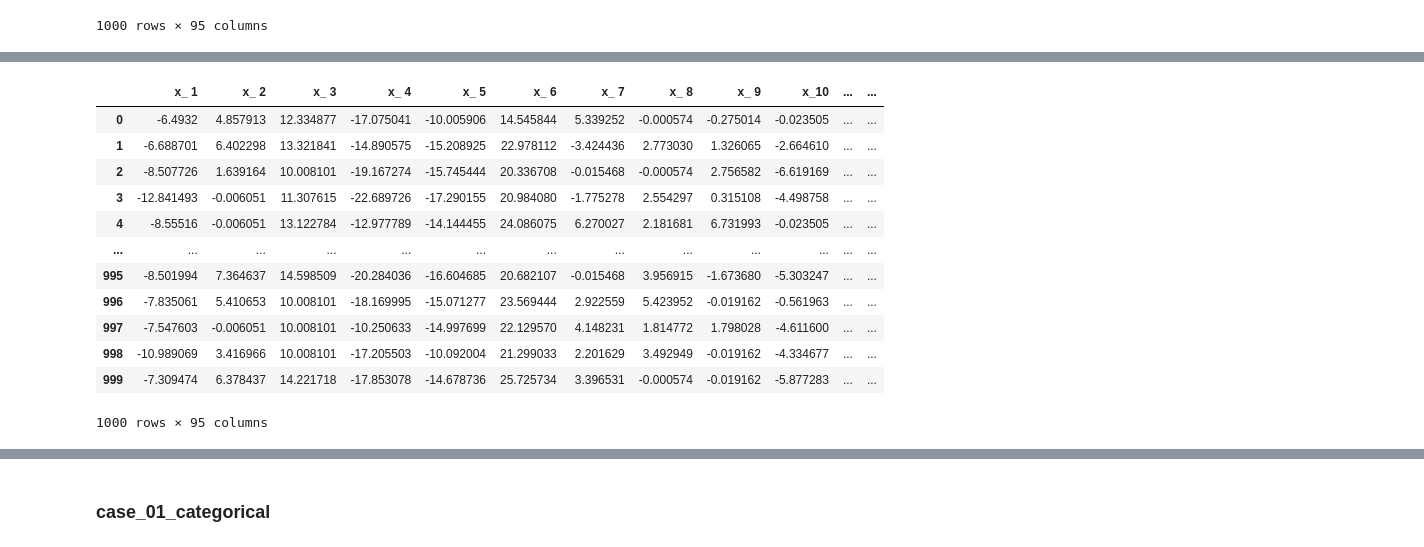
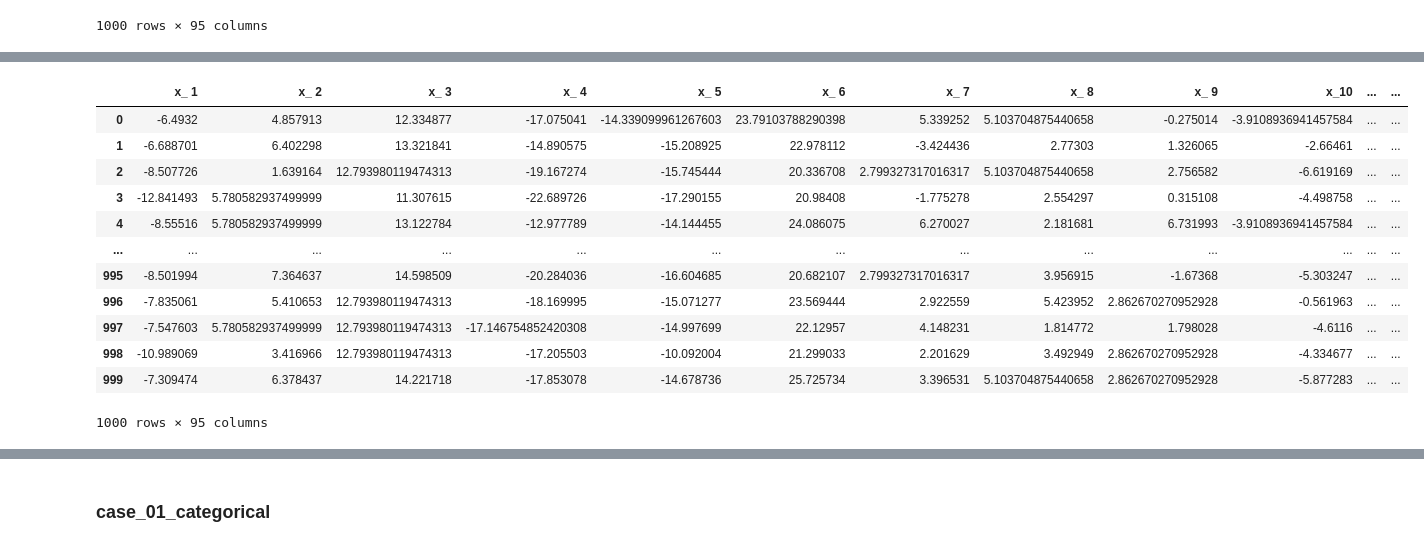
Before and after one commit to HyunhoSh/Computational_data_analysis, a Jupyter notebook: code/case_01_preprocessing.ipynb, the cells around one changed output, grey strips where cells are left out. Cells and saved outputs as stored; diff of their text form; code cells hidden in the pictures.

Commit message:
modified model and the way to preprocess the dataset

```diff
--- a/code/case_01_preprocessing.ipynb
+++ b/code/case_01_preprocessing.ipynb
@@ -347,3 +345,7 @@ mode_list_case_01 = case_01_numerical_cp.mode().iloc[0]
+# %%
+# mode_list_case_01 = case_01_numerical_cp.mode().iloc[0]
+case_01_numerical_cp = case_01_numerical_cp.astype('float')
+avg_list_case_01 = case_01_numerical_cp.mean(skipna=True)
 # %%
 case_01_numerical_cp = case_01_numerical_cp.astype('str')
 case_01_numerical_cp
@@ -362,9 +364,8 @@ case_01_numerical_cp
 | 99 | 23.744781 | -9.976953 | 3.272662 | 12.361856 | -20.087239 | -17.790472 | nan | 2.712534 | 3.174076 | 0.636277 | ... | ... |
 100 rows × 96 columns
 # %%
-# DATASET_RAW['FACTORY_NUM'] = DATASET_RAW['FACTORY_NUM'].str.replace('공장', '라인')
 for i in range(case_01_numerical_cp.shape[1]):
-    case_01_numerical_cp[case_01_numerical_cp.columns[i]] = case_01_numerical_cp[case_01_numerical_cp.columns[i]].str.replace('nan',mode_list_case_01[i])
+    case_01_numerical_cp[case_01_numerical_cp.columns[i]] = case_01_numerical_cp[case_01_numerical_cp.columns[i]].str.replace('nan',str(avg_list_case_01[i]))
 
 case_01_numerical_cp
 # %% [output]
@@ -425,3 +409,7 @@ Name: 0, Length: 95, dtype: object
+# %%
+# mode_list_case_01_new = case_01_new_numerical_cp.mode().iloc[0]
+case_01_new_numerical_cp = case_01_new_numerical_cp.astype('float')
+avg_list_new_case_01_numerical = case_01_new_numerical_cp.mean(skipna=True)
 # %%
 case_01_new_numerical_cp = case_01_new_numerical_cp.astype('str')
 case_01_new_numerical_cp
@@ -441,22 +429,22 @@ case_01_new_numerical_cp
 1000 rows × 95 columns
 # %%
 for i in range(0,case_01_new_numerical_cp.shape[1]):
-    case_01_new_numerical_cp[case_01_new_numerical_cp.columns[i]] = case_01_new_numerical_cp[case_01_new_numerical_cp.columns[i]].str.replace('nan',mode_list_case_01_new[i])
+    case_01_new_numerical_cp[case_01_new_numerical_cp.columns[i]] = case_01_new_numerical_cp[case_01_new_numerical_cp.columns[i]].str.replace('nan',str(avg_list_new_case_01_numerical[i]))
 
 case_01_new_numerical_cp
 # %% [output]
 |  | x_ 1 | x_ 2 | x_ 3 | x_ 4 | x_ 5 | x_ 6 | x_ 7 | x_ 8 | x_ 9 | x_10 | ... | ... |
-| 0 | -6.4932 | 4.857913 | 12.334877 | -17.075041 | -10.005906 | 14.545844 | 5.339252 | -0.000574 | -0.275014 | -0.023505 | ... | ... |
-| 1 | -6.688701 | 6.402298 | 13.321841 | -14.890575 | -15.208925 | 22.978112 | -3.424436 | 2.773030 | 1.326065 | -2.664610 | ... | ... |
-| 2 | -8.507726 | 1.639164 | 10.008101 | -19.167274 | -15.745444 | 20.336708 | -0.015468 | -0.000574 | 2.756582 | -6.619169 | ... | ... |
-| 3 | -12.841493 | -0.006051 | 11.307615 | -22.689726 | -17.290155 | 20.984080 | -1.775278 | 2.554297 | 0.315108 | -4.498758 | ... | ... |
-| 4 | -8.55516 | -0.006051 | 13.122784 | -12.977789 | -14.144455 | 24.086075 | 6.270027 | 2.181681 | 6.731993 | -0.023505 | ... | ... |
+| 0 | -6.4932 | 4.857913 | 12.334877 | -17.075041 | -14.339099961267603 | 23.79103788290398 | 5.339252 | 5.103704875440658 | -0.275014 | -3.9108936941457584 | ... | ... |
+| 1 | -6.688701 | 6.402298 | 13.321841 | -14.890575 | -15.208925 | 22.978112 | -3.424436 | 2.77303 | 1.326065 | -2.66461 | ... | ... |
+| 2 | -8.507726 | 1.639164 | 12.793980119474313 | -19.167274 | -15.745444 | 20.336708 | 2.799327317016317 | 5.103704875440658 | 2.756582 | -6.619169 | ... | ... |
+| 3 | -12.841493 | 5.780582937499999 | 11.307615 | -22.689726 | -17.290155 | 20.98408 | -1.775278 | 2.554297 | 0.315108 | -4.498758 | ... | ... |
+| 4 | -8.55516 | 5.780582937499999 | 13.122784 | -12.977789 | -14.144455 | 24.086075 | 6.270027 | 2.181681 | 6.731993 | -3.9108936941457584 | ... | ... |
 | ... | ... | ... | ... | ... | ... | ... | ... | ... | ... | ... | ... | ... |
-| 995 | -8.501994 | 7.364637 | 14.598509 | -20.284036 | -16.604685 | 20.682107 | -0.015468 | 3.956915 | -1.673680 | -5.303247 | ... | ... |
-| 996 | -7.835061 | 5.410653 | 10.008101 | -18.169995 | -15.071277 | 23.569444 | 2.922559 | 5.423952 | -0.019162 | -0.561963 | ... | ... |
-| 997 | -7.547603 | -0.006051 | 10.008101 | -10.250633 | -14.997699 | 22.129570 | 4.148231 | 1.814772 | 1.798028 | -4.611600 | ... | ... |
-| 998 | -10.989069 | 3.416966 | 10.008101 | -17.205503 | -10.092004 | 21.299033 | 2.201629 | 3.492949 | -0.019162 | -4.334677 | ... | ... |
-| 999 | -7.309474 | 6.378437 | 14.221718 | -17.853078 | -14.678736 | 25.725734 | 3.396531 | -0.000574 | -0.019162 | -5.877283 | ... | ... |
+| 995 | -8.501994 | 7.364637 | 14.598509 | -20.284036 | -16.604685 | 20.682107 | 2.799327317016317 | 3.956915 | -1.67368 | -5.303247 | ... | ... |
+| 996 | -7.835061 | 5.410653 | 12.793980119474313 | -18.169995 | -15.071277 | 23.569444 | 2.922559 | 5.423952 | 2.862670270952928 | -0.561963 | ... | ... |
+| 997 | -7.547603 | 5.780582937499999 | 12.793980119474313 | -17.146754852420308 | -14.997699 | 22.12957 | 4.148231 | 1.814772 | 1.798028 | -4.6116 | ... | ... |
+| 998 | -10.989069 | 3.416966 | 12.793980119474313 | -17.205503 | -10.092004 | 21.299033 | 2.201629 | 3.492949 | 2.862670270952928 | -4.334677 | ... | ... |
+| 999 | -7.309474 | 6.378437 | 14.221718 | -17.853078 | -14.678736 | 25.725734 | 3.396531 | 5.103704875440658 | 2.862670270952928 | -5.877283 | ... | ... |
 1000 rows × 95 columns
 # %%
 case_01_new_numerical_cp.head(12)
```
Also changed, not shown: parts of 8 cells of this notebook, 4 other files.
